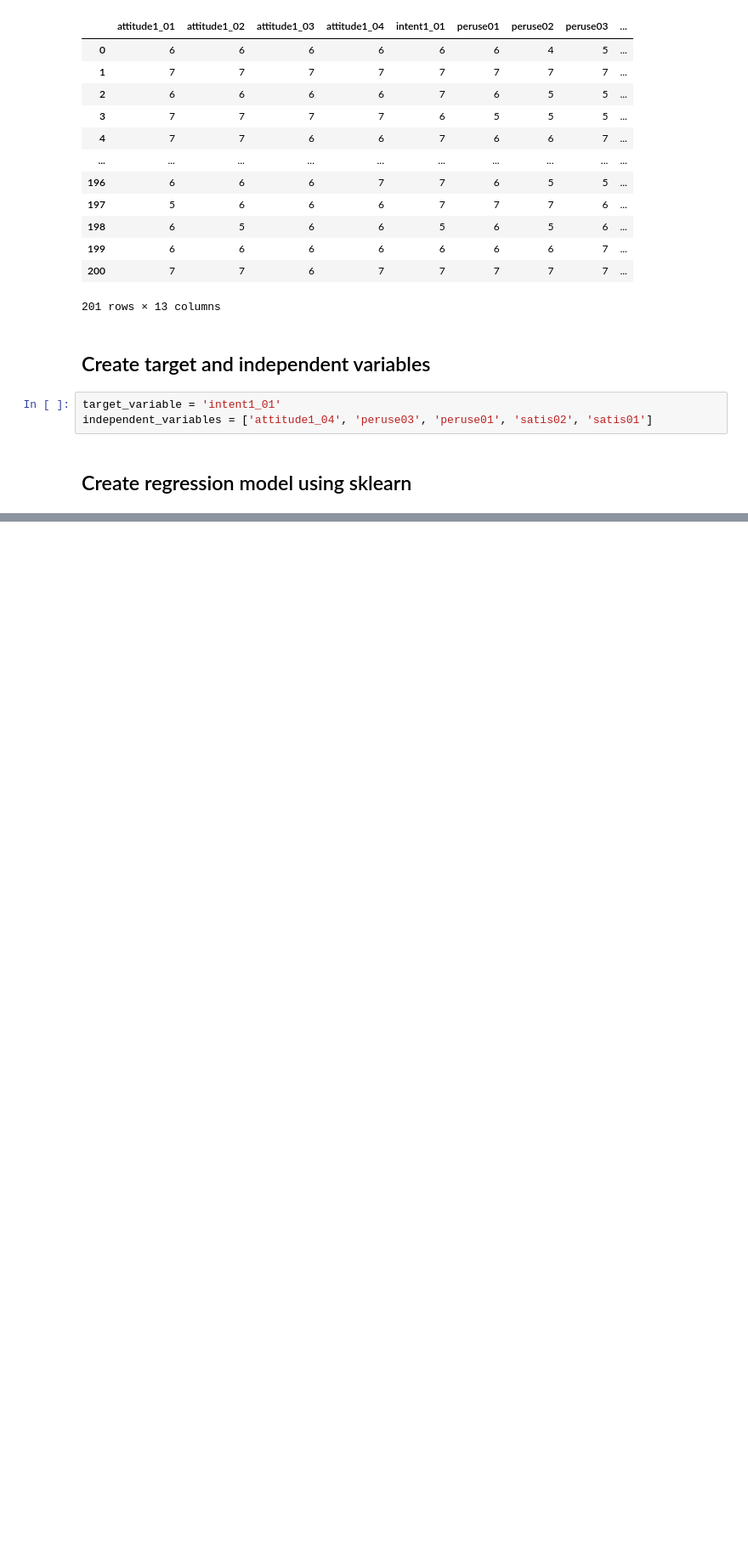
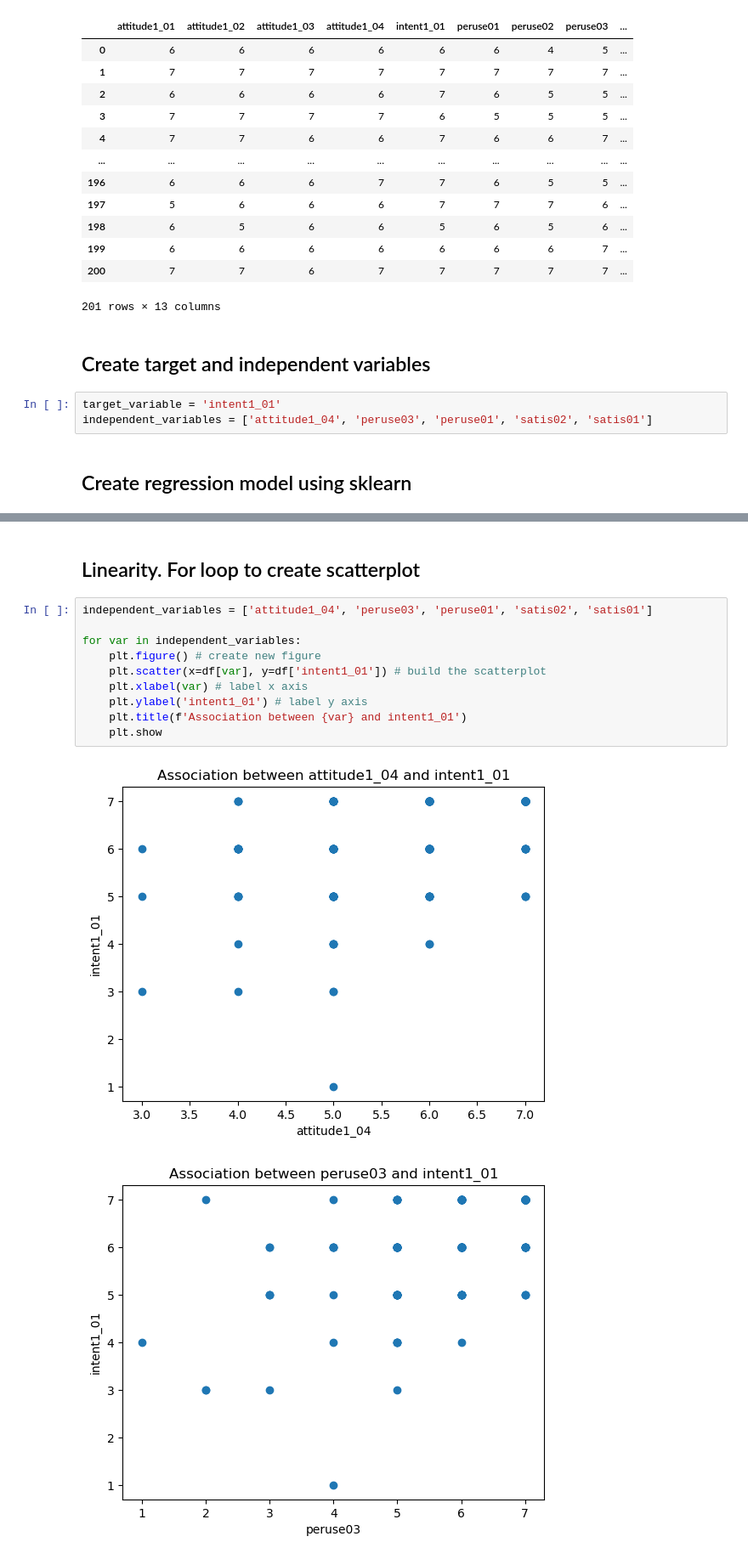
Before and after one commit to MarkLannen/week9labs, a Jupyter notebook: 09_Independent_Lab_Lannen.ipynb, the cells around one changed output, grey strips where cells are left out. Shown at 85% size. Saved outputs shown, nothing was run; the diff lists cells and outputs as text; blank space fills up the shorter version.

Commit message:
create for loop for linearity comparison

```diff
--- a/09_Independent_Lab_Lannen.ipynb
+++ b/09_Independent_Lab_Lannen.ipynb
@@ -66,0 +87,15 @@ LinearRegression()
+# %% [markdown]
+## Linearity. For loop to create scatterplot
+# %%
+independent_variables = ['attitude1_04', 'peruse03', 'peruse01', 'satis02', 'satis01']
+
+for var in independent_variables:
+    plt.figure() # create new figure
+    plt.scatter(x=df[var], y=df['intent1_01']) # build the scatterplot
+    plt.xlabel(var) # label x axis
+    plt.ylabel('intent1_01') # label y axis
+    plt.title(f'Association between {var} and intent1_01')
+    plt.show
+# %% [output]
+[figure, added]
+[figure, added]
```
Also changed, not shown: parts of 4 cells of this notebook.
